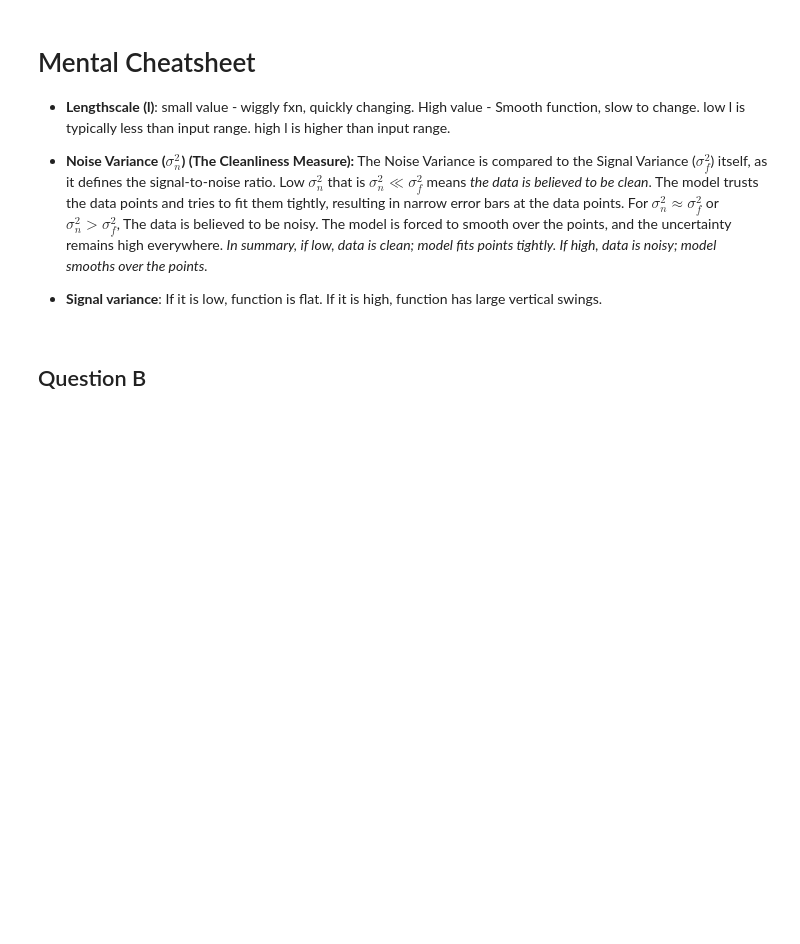
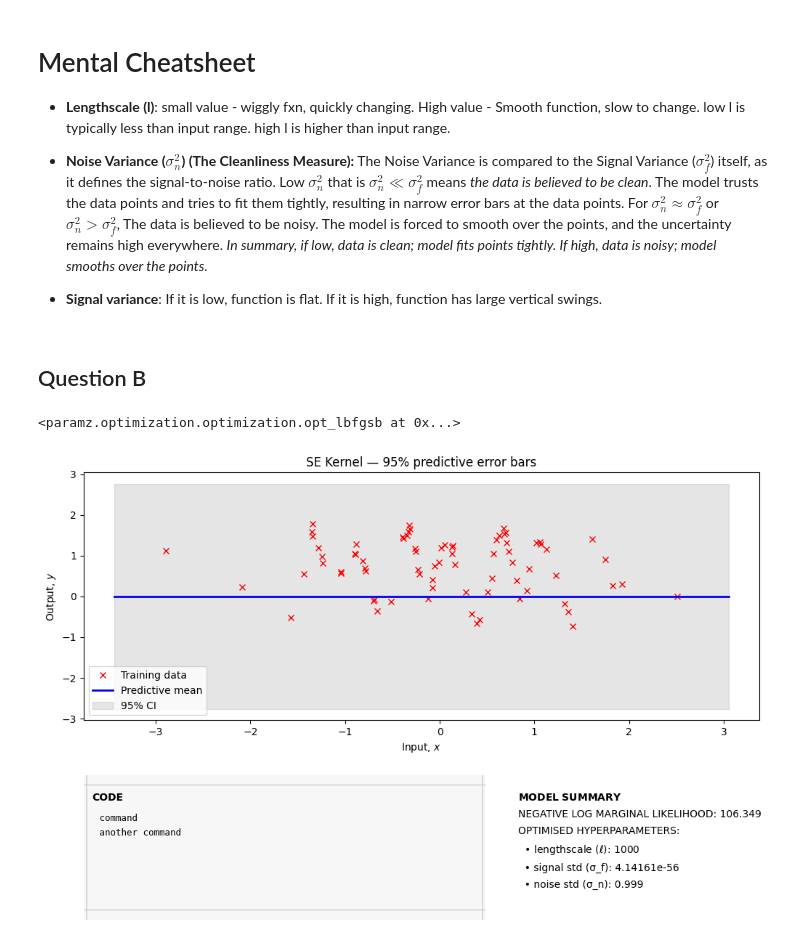
Before and after one commit to Olubusolami-R/gaussian-processes-cw, a Jupyter notebook: 2526/cw1/coursework1.ipynb, the cells around one changed output. Cells and saved outputs as stored; diff of their text form; code cells hidden in the pictures; blank space fills up the shorter version.

```diff
--- a/2526/cw1/coursework1.ipynb
+++ b/2526/cw1/coursework1.ipynb
@@ -172,3 +172,22 @@ Analysing the optimised params:
 - **Signal variance**: If it is low, function is flat. If it is high, function has large vertical swings.
 # %% [markdown]
 ## Question B
+# %%
+#Testing different hyperparameter values
+
+k_B = GPy.kern.RBF(input_dim=X.shape[1], variance=1.0, lengthscale=1000.0)
+
+
+mB = GPy.models.GPRegression(X, y, k_B)
+
+
+mB.Gaussian_noise.variance = 1000.0
+
+
+mB.optimize()
+# %% [output]
+<paramz.optimization.optimization.opt_lbfgsb at 0x...>
+# %%
+cw1utils.plot_predictive_error_bars(mB, X, y, "\n command\n another command")
+# %% [output]
+[figure, added]
```
Also changed, not shown: parts of 3 cells of this notebook.
